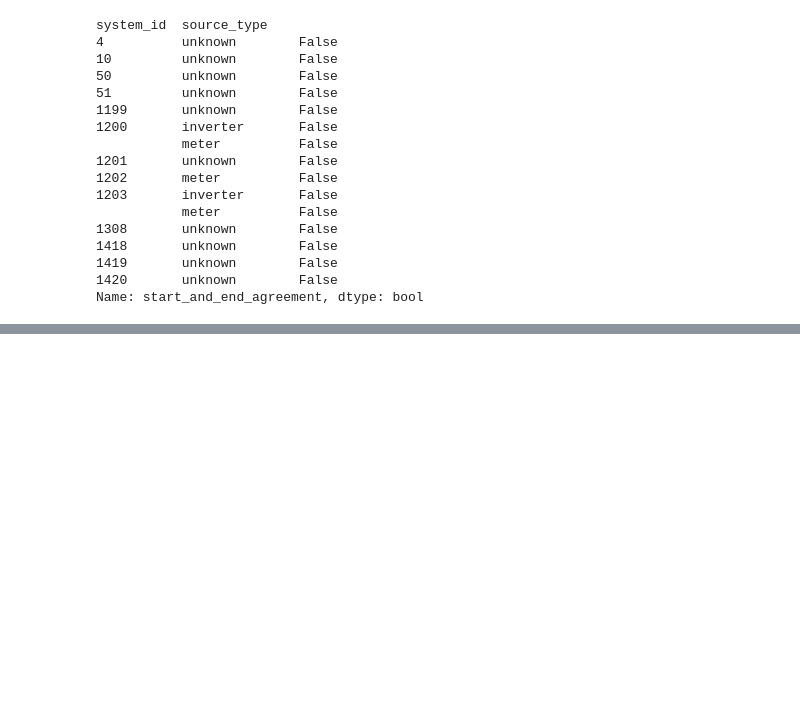
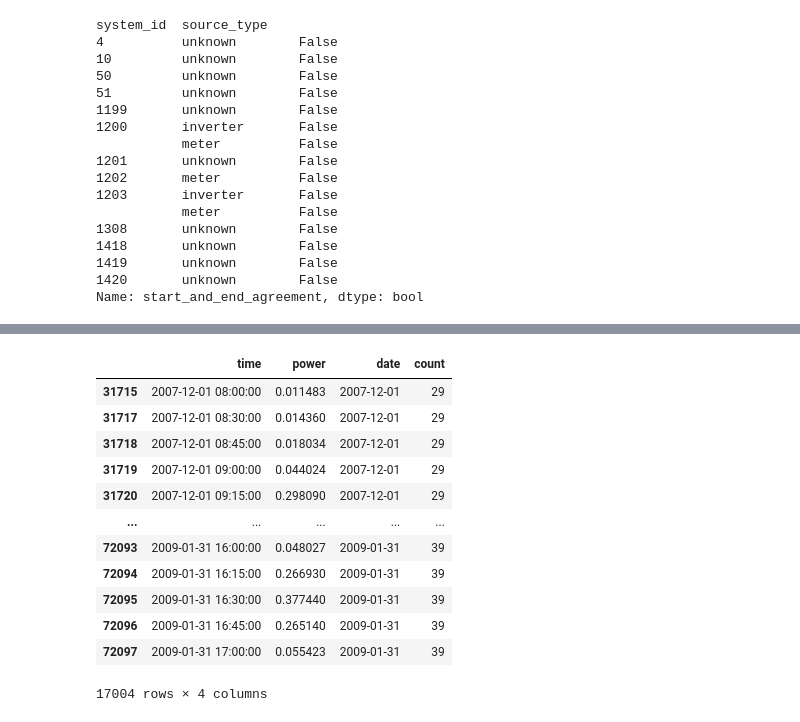
Before and after one commit to Erdos-Projects/predicting-day-ahead-solar-power-production, a Jupyter notebook: src/data/pwr/extract_ac_power_practice.ipynb, the cells around one changed output, grey strips where cells are left out. Cells and saved outputs as stored; diff of their text form; code cells hidden in the pictures; blank space fills up the shorter version.

```diff
--- a/src/data/pwr/extract_ac_power_practice.ipynb
+++ b/src/data/pwr/extract_ac_power_practice.ipynb
@@ -683,0 +2473,16 @@ Name: start_and_end_agreement, dtype: bool
+# %%
+data_10_yr_2008_trimmed
+# %% [output]
+|  | time | power | date | count |
+| 31715 | 2007-12-01 08:00:00 | 0.011483 | 2007-12-01 | 29 |
+| 31717 | 2007-12-01 08:30:00 | 0.014360 | 2007-12-01 | 29 |
+| 31718 | 2007-12-01 08:45:00 | 0.018034 | 2007-12-01 | 29 |
+| 31719 | 2007-12-01 09:00:00 | 0.044024 | 2007-12-01 | 29 |
+| 31720 | 2007-12-01 09:15:00 | 0.298090 | 2007-12-01 | 29 |
+| ... | ... | ... | ... | ... |
+| 72093 | 2009-01-31 16:00:00 | 0.048027 | 2009-01-31 | 39 |
+| 72094 | 2009-01-31 16:15:00 | 0.266930 | 2009-01-31 | 39 |
+| 72095 | 2009-01-31 16:30:00 | 0.377440 | 2009-01-31 | 39 |
+| 72096 | 2009-01-31 16:45:00 | 0.265140 | 2009-01-31 | 39 |
+| 72097 | 2009-01-31 17:00:00 | 0.055423 | 2009-01-31 | 39 |
+17004 rows × 4 columns
```
Also changed, not shown: parts of 149 cells of this notebook, 1 other file.
